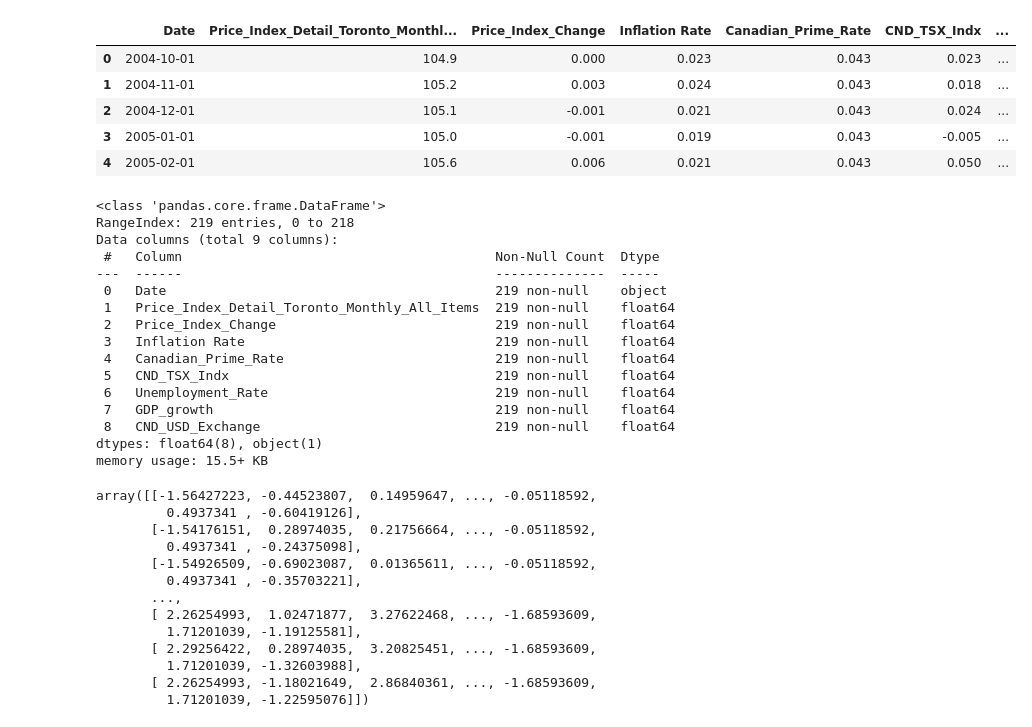
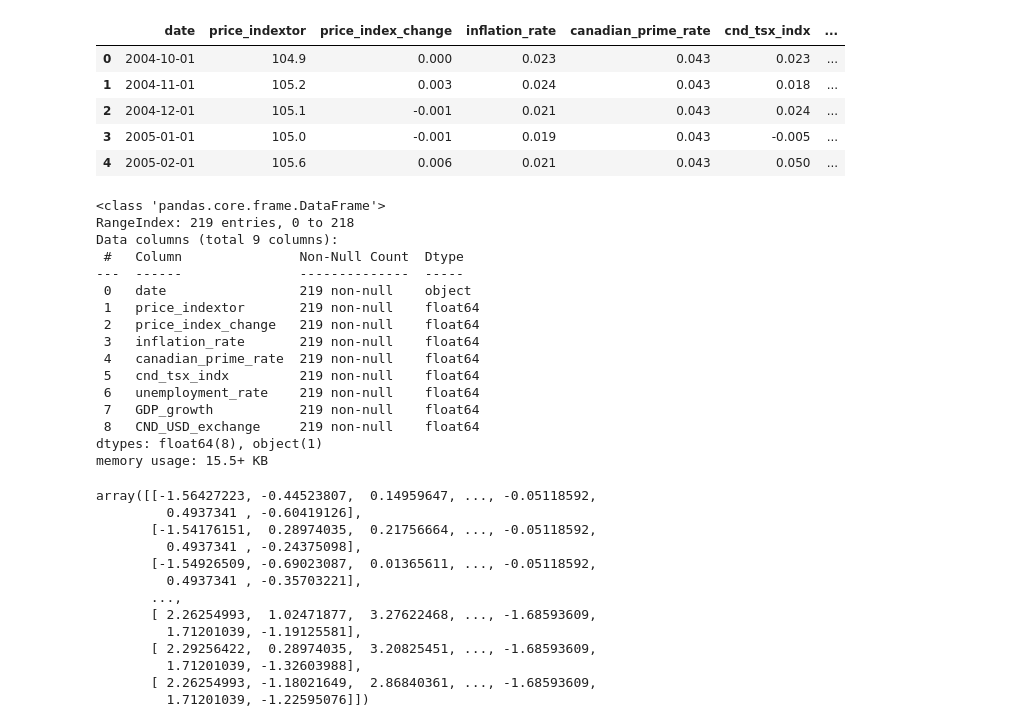
Before and after one commit to ahcano/Project_2_machine_learning, a Jupyter notebook: project_2b.ipynb, the cells around one changed output. Cells and saved outputs as stored; diff of their text form; code cells hidden in the pictures.

```diff
--- a/project_2b.ipynb
+++ b/project_2b.ipynb
@@ -11,13 +11,13 @@ from tensorflow.keras.layers import Dense
 [interactive output not drawn]
 # %%
 # Read in the CSV file and create the Pandas DataFrame
-df_project4 = pd.read_csv(
-    Path("C:/Users/PC2/Downloads/Starter_Data.csv")
+ohlcv_df = pd.read_csv(
+    Path("C:/Users/PC2/Documents/project_2/Starter_Data.csv")
 )
 # Review the DataFrame
-df_project4.head()
+ohlcv_df.head()
 # %% [output]
-|  | Date | Price_Index_Detail_Toronto_Monthl... | Price_Index_Change | Inflation Rate | Canadian_Prime_Rate | CND_TSX_Indx | ... |
+|  | date | price_indextor | price_index_change | inflation_rate | canadian_prime_rate | cnd_tsx_indx | ... |
 | 0 | 2004-10-01 | 104.9 | 0.000 | 0.023 | 0.043 | 0.023 | ... |
 | 1 | 2004-11-01 | 105.2 | 0.003 | 0.024 | 0.043 | 0.018 | ... |
 | 2 | 2004-12-01 | 105.1 | -0.001 | 0.021 | 0.043 | 0.024 | ... |
@@ -25,23 +25,23 @@ df_project4.head()
 | 4 | 2005-02-01 | 105.6 | 0.006 | 0.021 | 0.043 | 0.050 | ... |
 # %%
 # Remove white spaces
-df_project4.columns = df_project4.columns.str.strip()
-df_project4.info()
+ohlcv_df.columns = ohlcv_df.columns.str.strip()
+ohlcv_df.info()
 # %% [output]
 <class 'pandas.core.frame.DataFrame'>
 RangeIndex: 219 entries, 0 to 218
 Data columns (total 9 columns):
- #   Column                                        Non-Null Count  Dtype
----  ------                                        --------------  -----
- 0   Date                                          219 non-null    object
- 1   Price_Index_Detail_Toronto_Monthly_All_Items  219 non-null    float64
- 2   Price_Index_Change                            219 non-null    float64
- 3   Inflation Rate                                219 non-null    float64
- 4   Canadian_Prime_Rate                           219 non-null    float64
- 5   CND_TSX_Indx                                  219 non-null    float64
- 6   Unemployment_Rate                             219 non-null    float64
- 7   GDP_growth                                    219 non-null    float64
- 8   CND_USD_Exchange                              219 non-null    float64
+ #   Column               Non-Null Count  Dtype
+---  ------               --------------  -----
+ 0   date                 219 non-null    object
+ 1   price_indextor       219 non-null    float64
+ 2   price_index_change   219 non-null    float64
+ 3   inflation_rate       219 non-null    float64
+ 4   canadian_prime_rate  219 non-null    float64
+ 5   cnd_tsx_indx         219 non-null    float64
+ 6   unemployment_rate    219 non-null    float64
+ 7   GDP_growth           219 non-null    float64
+ 8   CND_USD_exchange     219 non-null    float64
 dtypes: float64(8), object(1)
 memory usage: 15.5+ KB
 # %%
```
Also changed, not shown: parts of 12 cells of this notebook.
